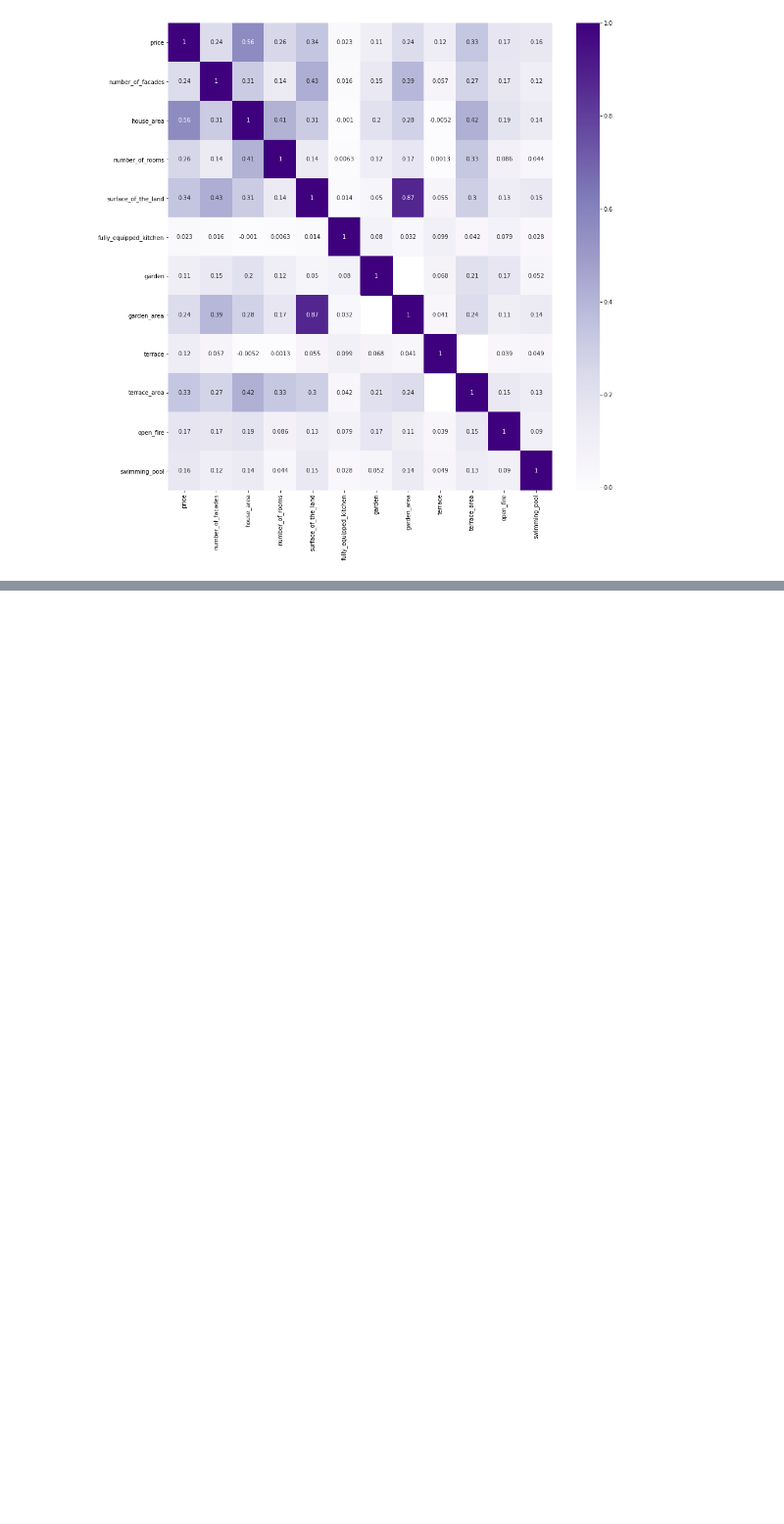
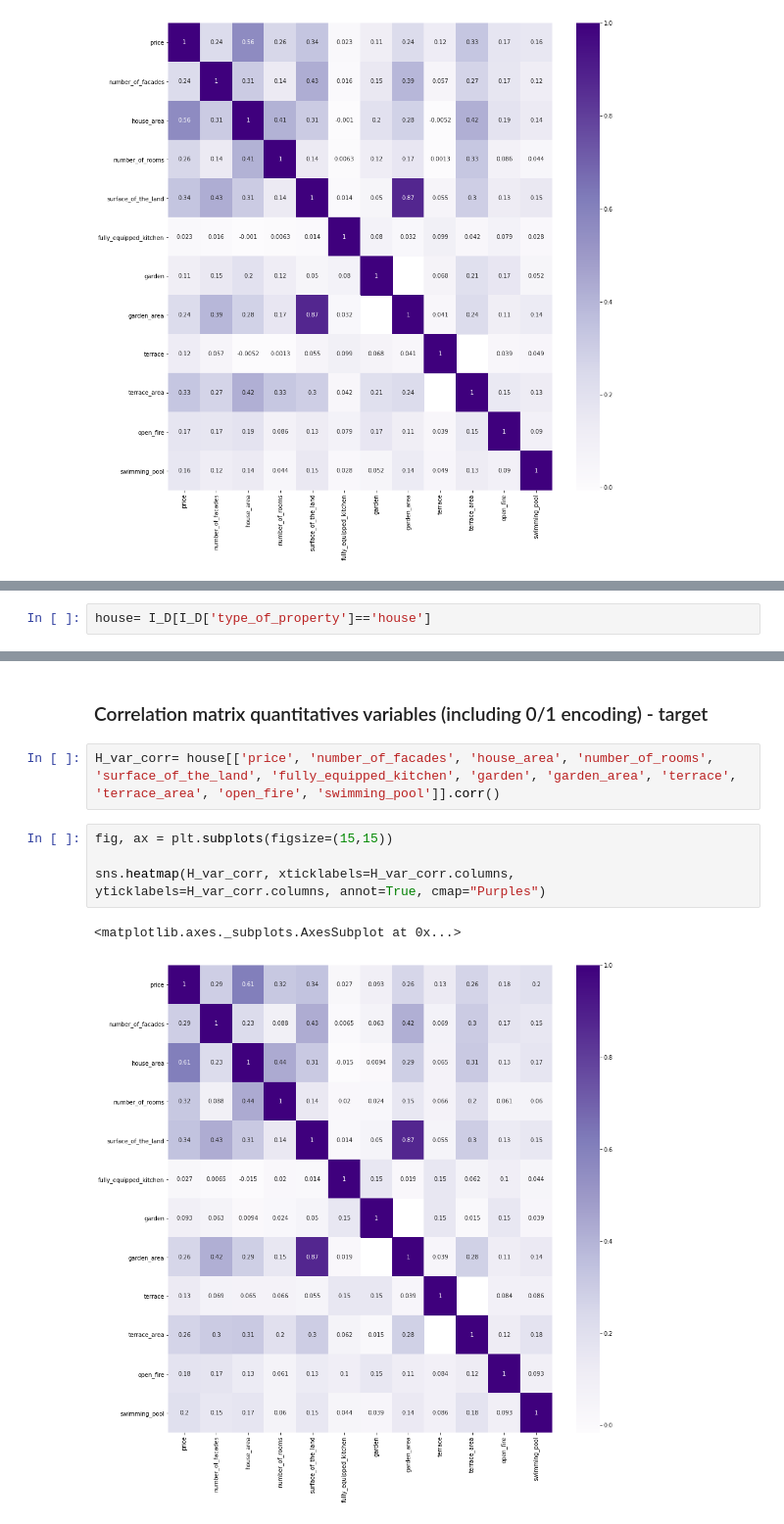
Before and after one commit to MDropsy/Challenge--Data-Analysis, a Jupyter notebook: E. Correlation variables-target and variables-variables.ipynb, the cells around one changed output, grey strips where cells are left out. Shown at 98% size. Cells and saved outputs as stored; diff of their text form; blank space fills up the shorter version.

Commit message:
correlations completed

```diff
--- a/E. Correlation variables-target and variables-variables.ipynb
+++ b/E. Correlation variables-target and variables-variables.ipynb
@@ -52,0 +61,2 @@ sns.heatmap(var_corr, xticklabels=var_corr.columns, yticklabels=var_corr.columns
+# %%
+house= I_D[I_D['type_of_property']=='house']
@@ -52,0 +71,11 @@ sns.heatmap(var_corr, xticklabels=var_corr.columns, yticklabels=var_corr.columns
+# %% [markdown]
+### Correlation matrix quantitatives variables (including 0/1 encoding) - target
+# %%
+H_var_corr= house[['price', 'number_of_facades', 'house_area', 'number_of_rooms', 'surface_of_the_land', 'fully_equipped_kitchen', 'garden', 'garden_area', 'terrace', 'terrace_area', 'open_fire', 'swimming_pool']].corr()
+# %%
+fig, ax = plt.subplots(figsize=(15,15))
+
+sns.heatmap(H_var_corr, xticklabels=H_var_corr.columns, yticklabels=H_var_corr.columns, annot=True, cmap="Purples")
+# %% [output]
+<matplotlib.axes._subplots.AxesSubplot at 0x...>
+[figure, added]
```
Also changed, not shown: parts of 57 cells of this notebook.
